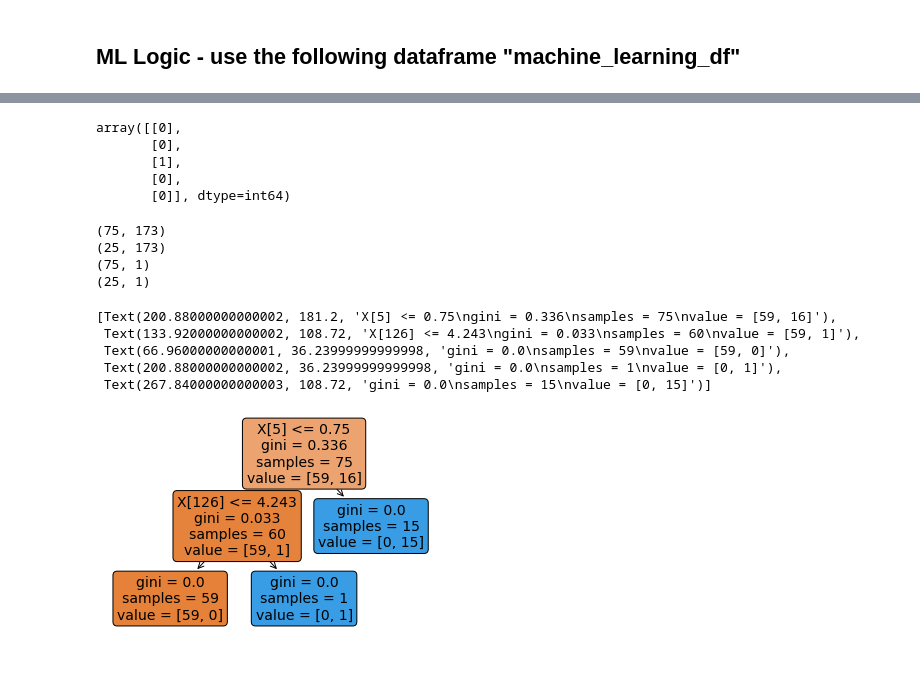
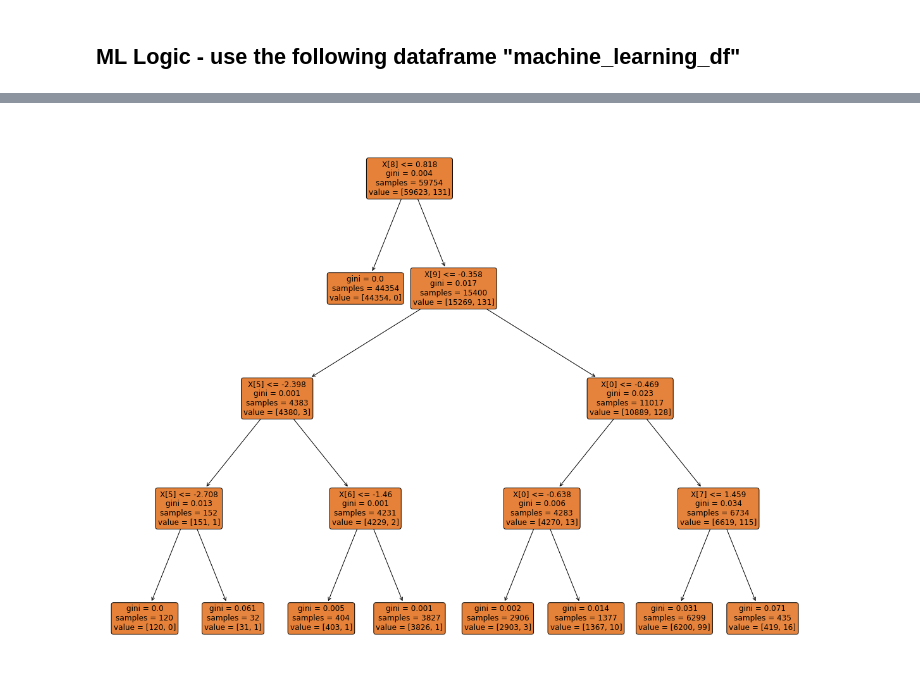
Before and after one commit to hookjamesa/austin_animal_shelter_analysis, a Jupyter notebook: Segment2_Merge1.ipynb, the cells around one changed output, grey strips where cells are left out. Saved outputs shown, nothing was run; the diff lists cells and outputs as text; code cells hidden in the pictures; blank space fills up the shorter version.

```diff
--- a/Segment2_Merge1.ipynb
+++ b/Segment2_Merge1.ipynb
@@ -570,56 +552,34 @@ KeyError: "['adoption'] not found in axis"
 # %%
-# Define target vector
-# y = animals_df["adoption"].values.reshape(-1, 1)
-# y[:5]
+# y
+y = new_fit['Rto-Adopt'].values.reshape(-1,1)
-# %% [output]
-array([[0],
-       [0],
-       [1],
-       [0],
-       [0]], dtype=int64)
 # %%
 # Split into Train and Test sets
-# X_train, X_test, y_train, y_test = train_test_split(X, y, random_state=0)
-
-# # Print array
-# print(X_train.shape)
-# print(X_test.shape)
-# print(y_train.shape)
-# print(y_test.shape)
+X_train, X_test, y_train, y_test = train_test_split(X, y, random_state=0)
-# %% [output]
-(75, 173)
-(25, 173)
-(75, 1)
-(25, 1)
 # %%
-# # Create a StandardScaler instance
-# scaler = StandardScaler()
-# # Fit the Standard Scaler with the training data
-# X_scaler = scaler.fit(X_train)
+# Create a StandardScaler instance
+scaler = StandardScaler()
+# Fit the Standard Scaler with the training data
+X_scaler = scaler.fit(X_train)
 
-# # Scale the data
-# X_train_scaled = X_scaler.transform(X_train)
-# X_test_scaled = X_scaler.transform(X_test)
+# Scale the data
+X_train_scaled = X_scaler.transform(X_train)
+X_test_scaled = X_scaler.transform(X_test)
 # %%
 # Create the decision tree classifier instance
-model = tree.DecisionTreeClassifier()
+model = tree.DecisionTreeClassifier(max_depth=4)
 # %%
 # Fit the model
 model = model.fit(X_train_scaled, y_train)
 # %%
 # Plot tree model
+plt.figure(figsize=(20,16))
 tree.plot_tree(model,
               filled=True,
               rounded=True,
-
-              fontsize=14)
+              fontsize=12)
+plt.show()
 # %% [output]
-[Text(200.88000000000002, 181.2, 'X[5] <= 0.75\ngini = 0.336\nsamples = 75\nvalue = [59, 16]'),
- Text(133.92000000000002, 108.72, 'X[126] <= 4.243\ngini = 0.033\nsamples = 60\nvalue = [59, 1]'),
- Text(66.96000000000001, 36.23999999999998, 'gini = 0.0\nsamples = 59\nvalue = [59, 0]'),
- Text(200.88000000000002, 36.23999999999998, 'gini = 0.0\nsamples = 1\nvalue = [0, 1]'),
- Text(267.84000000000003, 108.72, 'gini = 0.0\nsamples = 15\nvalue = [0, 15]')]
-[figure, old version]
+[figure, new version]
 # %%
 # Make predictions from test data
 predictions = model.predict(X_test_scaled)
```
Also changed, not shown: parts of 15 cells of this notebook.
